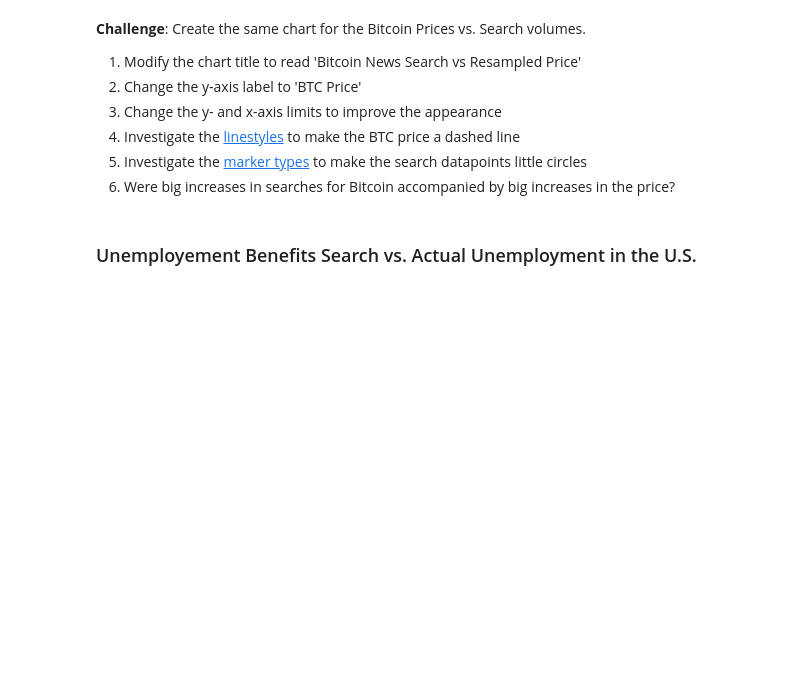
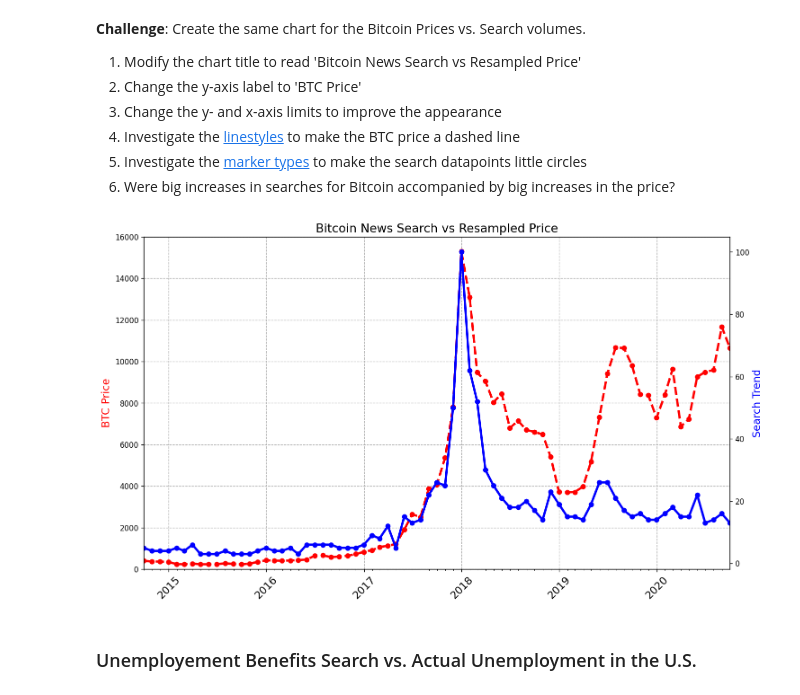
Before and after one commit to SiracencoSerghei/Bootcamp_Python, a Jupyter notebook: day_75/Google Trends and Data Visualisation.ipynb, the cells around one changed output. Saved outputs shown, nothing was run; the diff lists cells and outputs as text; code cells hidden in the pictures; blank space fills up the shorter version.

Commit message:
Bitcoin (BTC) Price v.s. Search Volume

```diff
--- a/day_75/Google Trends and Data Visualisation.ipynb
+++ b/day_75/Google Trends and Data Visualisation.ipynb
@@ -477,6 +480,36 @@ plt.show()
 4. Investigate the [linestyles](https://matplotlib.org/3.2.1/api/_as_gen/matplotlib.pyplot.plot.html ) to make the BTC price a dashed line <br>
 5. Investigate the [marker types](https://matplotlib.org/3.2.1/api/markers_api.html) to make the search datapoints little circles <br>
 6. Were big increases in searches for Bitcoin accompanied by big increases in the price?
+# %%
+# Create the figure and axes
+fig, ax1 = plt.subplots(figsize=(14, 8), dpi=120)
+
+plt.title('Bitcoin News Search vs Resampled Price', fontsize=16)
+
+plt.xticks(fontsize=14, rotation=45)
+
+ax1 = plt.gca()
+ax2 = ax1.twinx()
+
+ax1.set_ylabel('BTC Price', color='red', fontsize=14)
+ax2.set_ylabel('Search Trend', color='blue', fontsize=14)
+
+ax1.xaxis.set_major_locator(years)
+ax1.xaxis.set_major_formatter(years_fmt)
+ax1.xaxis.set_minor_locator(months)
+
+ax1.set_ylim(bottom=0, top=16_000)
+ax1.set_xlim([df_btc_monthly_price.index.min(), df_btc_monthly_price.index.max()])
+
+ax1.grid(which='major', axis='both', linestyle='--')
+
+ax1.plot(df_btc_monthly_price.index, df_btc_monthly_price.CLOSE, color='red', label='BTC Price', linestyle='--', linewidth=3, marker='o')
+ax2.plot(df_btc_monthly_price.index, df_btc_search.BTC_NEWS_SEARCH, color='blue', label='Search Trend', linestyle='-', linewidth=3, marker='o')
+
+# Show the plot
+plt.show()
+# %% [output]
+[figure, added]
 # %% [markdown]
 ### Unemployement Benefits Search vs. Actual Unemployment in the U.S.
 # %% [markdown]
```
Also changed, not shown: parts of 4 cells of this notebook.
